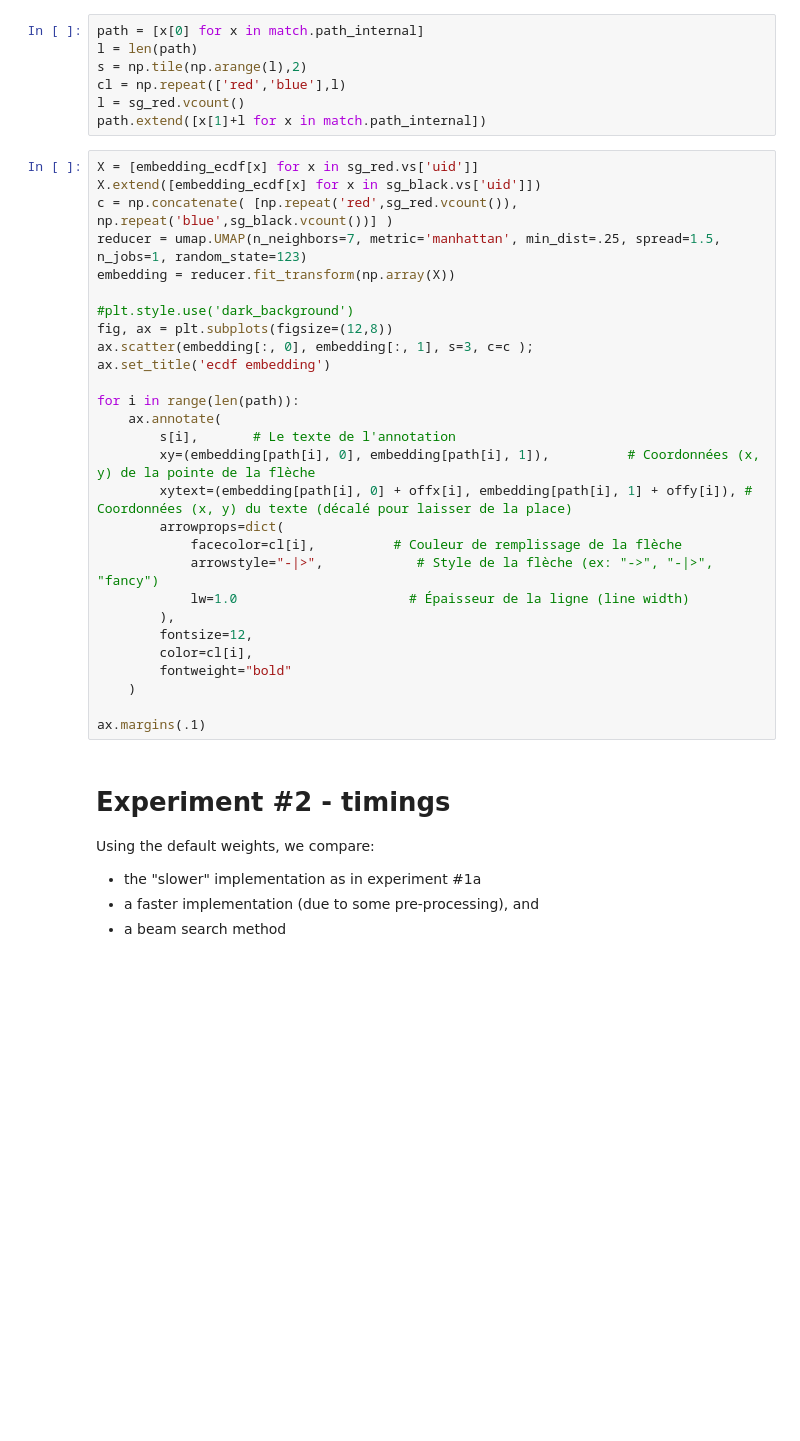
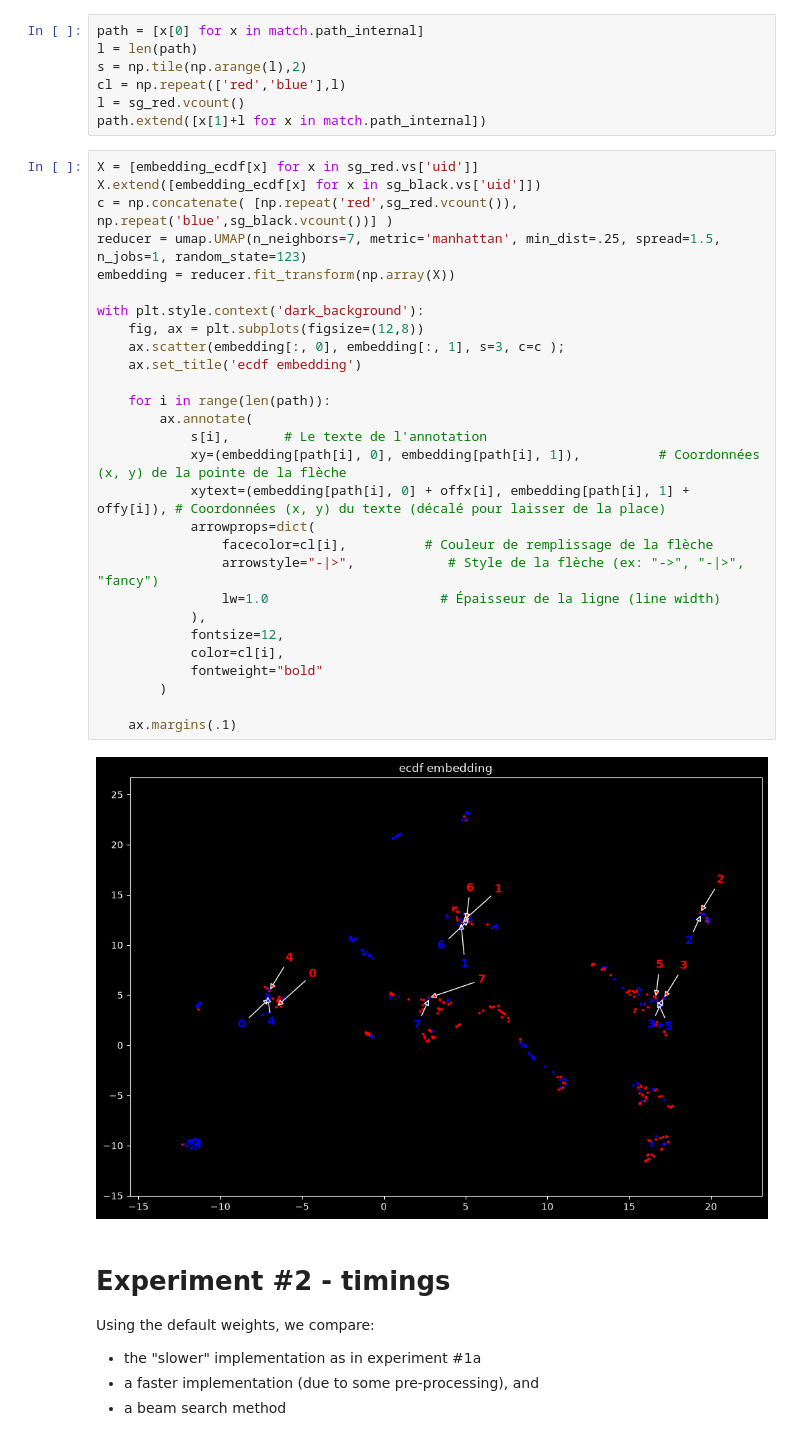
Before and after one commit to ftheberge/Matching_Experiments, a Jupyter notebook: ACME4/process_trees_experiments.ipynb, the cells around one changed output. Saved outputs shown, nothing was run; the diff lists cells and outputs as text; blank space fills up the shorter version.

```diff
--- a/ACME4/process_trees_experiments.ipynb
+++ b/ACME4/process_trees_experiments.ipynb
@@ -281,31 +302,33 @@ path.extend([x[1]+l for x in match.path_internal])
 # %%
 X = [embedding_ecdf[x] for x in sg_red.vs['uid']]
 X.extend([embedding_ecdf[x] for x in sg_black.vs['uid']])
 c = np.concatenate( [np.repeat('red',sg_red.vcount()), np.repeat('blue',sg_black.vcount())] )
 reducer = umap.UMAP(n_neighbors=7, metric='manhattan', min_dist=.25, spread=1.5, n_jobs=1, random_state=123)
 embedding = reducer.fit_transform(np.array(X))
 
-#plt.style.use('dark_background')
-fig, ax = plt.subplots(figsize=(12,8))
-ax.scatter(embedding[:, 0], embedding[:, 1], s=3, c=c );
-ax.set_title('ecdf embedding')
+with plt.style.context('dark_background'):
+    fig, ax = plt.subplots(figsize=(12,8))
+    ax.scatter(embedding[:, 0], embedding[:, 1], s=3, c=c );
+    ax.set_title('ecdf embedding')
 
-for i in range(len(path)):
-    ax.annotate(
-        s[i],       # Le texte de l'annotation
-        xy=(embedding[path[i], 0], embedding[path[i], 1]),          # Coordonnées (x, y) de la pointe de la flèche
-        xytext=(embedding[path[i], 0] + offx[i], embedding[path[i], 1] + offy[i]), # Coordonnées (x, y) du texte (décalé pour laisser de la place)
-        arrowprops=dict(
-            facecolor=cl[i],          # Couleur de remplissage de la flèche
-            arrowstyle="-|>",            # Style de la flèche (ex: "->", "-|>", "fancy")
-            lw=1.0                      # Épaisseur de la ligne (line width)
-        ),
-        fontsize=12,
-        color=cl[i],
-        fontweight="bold"
-    )
+    for i in range(len(path)):
+        ax.annotate(
+            s[i],       # Le texte de l'annotation
+            xy=(embedding[path[i], 0], embedding[path[i], 1]),          # Coordonnées (x, y) de la pointe de la flèche
+            xytext=(embedding[path[i], 0] + offx[i], embedding[path[i], 1] + offy[i]), # Coordonnées (x, y) du texte (décalé pour laisser de la place)
+            arrowprops=dict(
+                facecolor=cl[i],          # Couleur de remplissage de la flèche
+                arrowstyle="-|>",            # Style de la flèche (ex: "->", "-|>", "fancy")
+                lw=1.0                      # Épaisseur de la ligne (line width)
+            ),
+            fontsize=12,
+            color=cl[i],
+            fontweight="bold"
+        )
 
-ax.margins(.1)
+    ax.margins(.1)
+# %% [output]
+[figure, added]
 # %% [markdown]
 # Experiment #2 - timings
 
```
Also changed, not shown: parts of 59 cells of this notebook.
